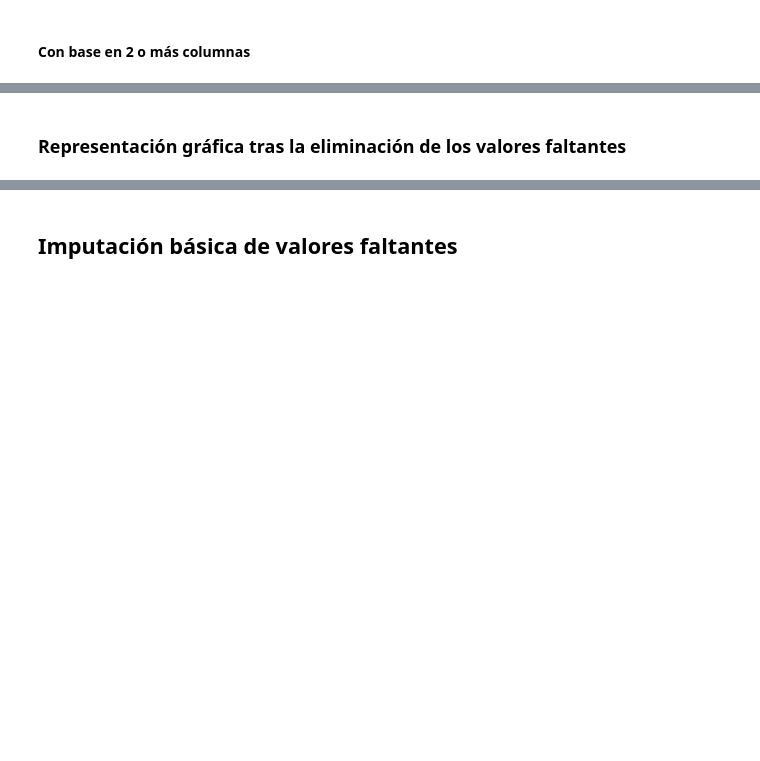
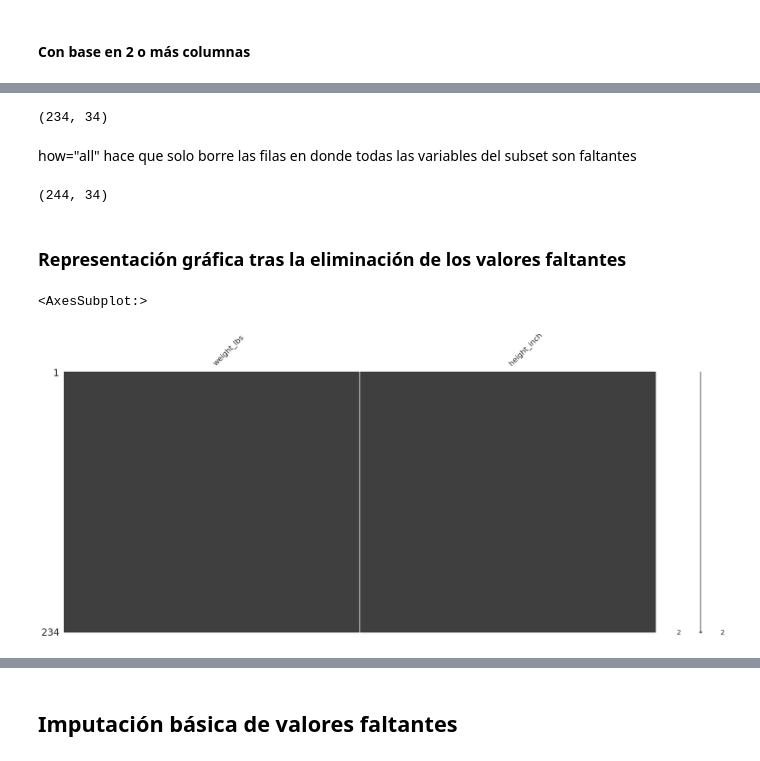
Before and after one commit to jariel17/curso-datos-faltantes-de, a Jupyter notebook: live-exploration-missing-values.ipynb, the cells around one changed output, grey strips where cells are left out. Cells and saved outputs as stored; diff of their text form; code cells hidden in the pictures; blank space fills up the shorter version.

```diff
--- a/live-exploration-missing-values.ipynb
+++ b/live-exploration-missing-values.ipynb
@@ -1086,2 +1179,39 @@ Primero observa el número total de observaciones y variables que tiene tu conju
+# %%
+(
+    riskfactors_df
+    .dropna(
+        subset=["weight_lbs", "height_inch"],
+        how="any"
+    )
+    .shape
+)
+# %% [output]
+(234, 34)
+# %% [markdown]
+how="all" hace que solo borre las filas en donde todas las variables del subset son faltantes
+# %%
+(
+    riskfactors_df
+    .dropna(
+        subset=["weight_lbs", "height_inch"],
+        how="all"
+    )
+    .shape
+)
+# %% [output]
+(244, 34)
 # %% [markdown]
 ### Representación gráfica tras la eliminación de los valores faltantes
+# %%
+(
+    riskfactors_df
+    .dropna(
+        subset=["weight_lbs", "height_inch"],
+        how="any"
+    )
+    .select_columns(["weight_lbs", "height_inch"])
+    .pipe(missingno.matrix)
+)
+# %% [output]
+<AxesSubplot:>
+[figure, added]
```
Also changed, not shown: parts of 13 cells of this notebook.
